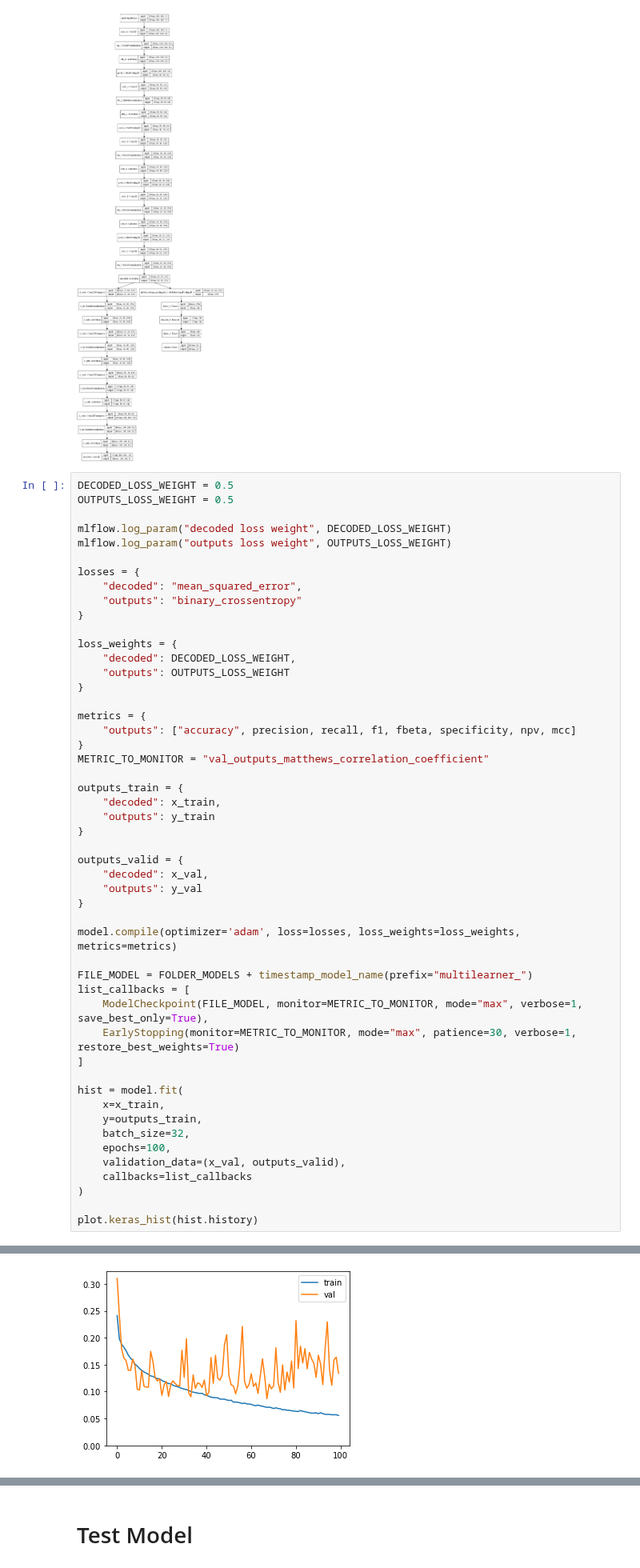
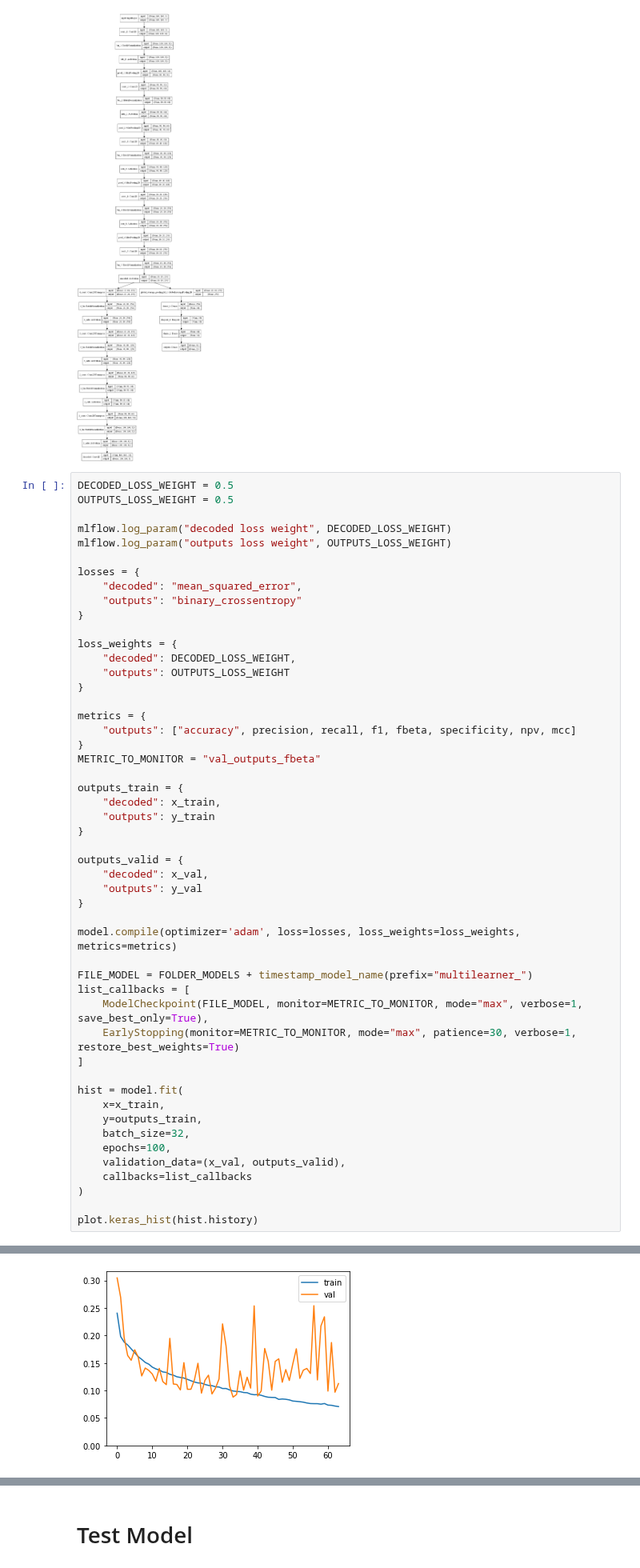
Before and after one commit to arnaldog12/icaonet, a Jupyter notebook: notebooks/supervised_unsupervised/Multilearning.ipynb, the cells around one changed output, grey strips where cells are left out. Shown at 80% size. Cells and saved outputs as stored; diff of their text form.

```diff
--- a/notebooks/supervised_unsupervised/Multilearning.ipynb
+++ b/notebooks/supervised_unsupervised/Multilearning.ipynb
@@ -226,7 +227,7 @@ loss_weights = {
 metrics = {
     "outputs": ["accuracy", precision, recall, f1, fbeta, specificity, npv, mcc]
 }
-METRIC_TO_MONITOR = "val_outputs_matthews_correlation_coefficient"
+METRIC_TO_MONITOR = "val_outputs_fbeta"
 
 outputs_train = {
     "decoded": x_train,
@@ -280,4 +281,4 @@ Epoch 00100: val_outputs_matthews_correlation_coefficient did not improve from 0
-[figure, old version]
+[figure, new version]
 # %%
 history = hist.history
 
```
Also changed, not shown: parts of 12 cells of this notebook, 1 other file.
